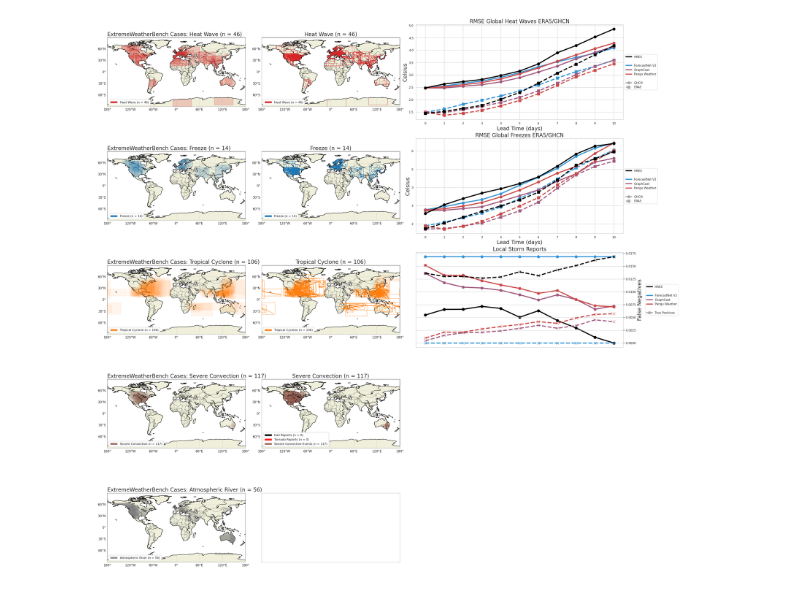
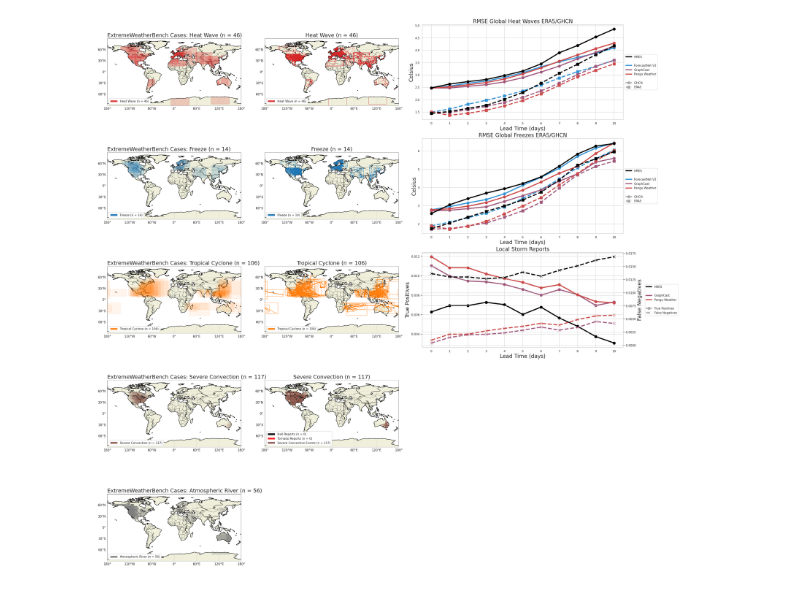
Before and after one commit to amymcgovern/extreme-weather-bench-paper, a Jupyter notebook: src/plots/figure1.ipynb, the cells around one changed output. Cells and saved outputs as stored; diff of their text form; code cells hidden in the pictures.

Commit message:
Updated figure 1 to show the two axes

```diff
--- a/src/plots/figure1.ipynb
+++ b/src/plots/figure1.ipynb
@@ -196,9 +203,9 @@ pangu_gfs_era5_settings_tp = pangu_gfs_cira_settings | pangu_style | severe_tp_s
 hres_era5_settings_tp = hres_ifs_settings | hres_style | severe_tp_settings
 
 # grab the severe results
-fourv2_severe_plot_tp = pp.subset_results_to_xarray(results_df=fourv2_severe_results,
-    forecast_source=fourv2_gfs_cira_settings['forecast_source'],
-    target_source='local_storm_reports', metric='TruePositives', init_time='zeroz')
+# fourv2_severe_plot_tp = pp.subset_results_to_xarray(results_df=fourv2_severe_results,
+#     forecast_source=fourv2_gfs_cira_settings['forecast_source'],
+#     target_source='local_storm_reports', metric='TruePositives', init_time='zeroz')
 gc_severe_plot_tp = pp.subset_results_to_xarray(results_df=gc_severe_results,
     forecast_source=gc_gfs_cira_settings['forecast_source'],
     target_source='local_storm_reports', metric='TruePositives', init_time='zeroz')
@@ -210,8 +217,8 @@ hres_severe_plot_tp = pp.subset_results_to_xarray(results_df=hres_severe_results
     target_source='local_storm_reports', metric='TruePositives', init_time='zeroz')
 
 # plot the results
-severe_data_tp = [fourv2_severe_plot_tp, gc_severe_plot_tp, pangu_severe_plot_tp, hres_severe_plot_tp]
-severe_settings_tp = [fourv2_gfs_era5_settings_tp, gc_gfs_era5_settings_tp,
+severe_data_tp = [gc_severe_plot_tp, pangu_severe_plot_tp, hres_severe_plot_tp]
+severe_settings_tp = [gc_gfs_era5_settings_tp,
     pangu_gfs_era5_settings_tp, hres_era5_settings_tp]
 
 
@@ -219,11 +226,12 @@ fourv2_gfs_era5_settings_fn = fourv2_gfs_cira_settings | fourv2_style | severe_f
 gc_gfs_era5_settings_fn  = gc_gfs_cira_settings | gc_style | severe_fn_settings
 pangu_gfs_era5_settings_fn = pangu_gfs_cira_settings | pangu_style | severe_fn_settings
 hres_era5_settings_fn = hres_ifs_settings | hres_style | severe_fn_settings
+print(gc_gfs_era5_settings_fn)
 
 # grab the results for the false negatives
-fourv2_severe_plot_fn = pp.subset_results_to_xarray(results_df=fourv2_severe_results,
-    forecast_source=fourv2_gfs_cira_settings['forecast_source'],
-    target_source='local_storm_reports', metric='FalseNegatives', init_time='zeroz')
+# fourv2_severe_plot_fn = pp.subset_results_to_xarray(results_df=fourv2_severe_results,
+#     forecast_source=fourv2_gfs_cira_settings['forecast_source'],
+#     target_source='local_storm_reports', metric='FalseNegatives', init_time='zeroz')
 gc_severe_plot_fn = pp.subset_results_to_xarray(results_df=gc_severe_results,
     forecast_source=gc_gfs_cira_settings['forecast_source'],
     target_source='local_storm_reports', metric='FalseNegatives', init_time='zeroz')
@@ -235,6 +243,6 @@ hres_severe_plot_fn = pp.subset_results_to_xarray(results_df=hres_severe_results
     target_source='local_storm_reports', metric='FalseNegatives', init_time='zeroz')
 
 # plot the results
-severe_data_fn = [fourv2_severe_plot_fn, gc_severe_plot_fn, pangu_severe_plot_fn, hres_severe_plot_fn]
-severe_settings_fn = [fourv2_gfs_era5_settings_fn, gc_gfs_era5_settings_fn,
+severe_data_fn = [gc_severe_plot_fn, pangu_severe_plot_fn, hres_severe_plot_fn]
+severe_settings_fn = [gc_gfs_era5_settings_fn,
     pangu_gfs_era5_settings_fn, hres_era5_settings_fn]
@@ -257,5 +262,4 @@ pp.plot_two_results_by_metric(data1=severe_data_tp, data2=severe_data_fn,
 # %%
-
 from matplotlib.gridspec import GridSpec
 
 n_rows = 5
@@ -271,7 +275,7 @@ fig = plt.figure(figsize=figsize)
 # Use negative hspace to compress vertical spacing (negative values allow overlap)
 gs = GridSpec(n_rows, n_cols, figure=fig,
               left=0.05, right=0.95, top=0.98, bottom=0.02,
-              wspace=0.1, hspace=0.2,
+              wspace=0.15, hspace=0.2,
               width_ratios=[1, 1, 1.5])  # Make column 2 (index 2) 1.5x wider
 
 # Create a grid of subplots - specify which ones should use cartopy
@@ -375,9 +379,9 @@ pp.plot_two_results_by_metric(data1=severe_data_tp, data2=severe_data_fn,
     y_label1='True Positives', y_label2='False Negatives',
     title='Local Storm Reports', show_all_in_legend=False, ax=axs[2,2])
 
-# for now, make the last 3 rows of column 2 empty
-axs[2,2].axis('off')
+# for now, make the last row of column 2 empty
 axs[3,2].axis('off')
+axs[4,1].axis('off')
 axs[4,2].axis('off')
 
 # Set aspect ratio for non-cartopy subplots to prevent scaling issues
@@ -387,31 +391,31 @@ axs[4,2].axis('off')
 #         if (i, j) not in cartopy_subplots:
 #             # Make line plots in column 2 wider (rectangular)
 #             # Adjust this ratio as needed - smaller number = wider plot
 #             axs[i, j].set_aspect(5)
 #         else:
 #             # Allow other regular subplots to be flexible
 #             axs[i, j].set_aspect('auto')
 
 # Use subplots_adjust to further compress vertical spacing after plots are created
 fig.subplots_adjust(hspace=0.0)  # Set hspace to 0 to remove all vertical spacing
 
 fig.savefig(basepath + "saved_data/figure1.png", dpi=600)
 # %% [output]
 (30, 30)
 plotting the cases for each event type
 Error stacking sparse data for 36 from dimensions latitude, longitude: module 'extremeweatherbench.utils' has no attribute 'stack_sparse_data_from_dims'. This is likely because the data is not availab ...
 Error stacking sparse data for 37 from dimensions latitude, longitude: module 'extremeweatherbench.utils' has no attribute 'stack_sparse_data_from_dims'. This is likely because the data is not availab ...
 Error stacking sparse data for 38 from dimensions latitude, longitude: module 'extremeweatherbench.utils' has no attribute 'stack_sparse_data_from_dims'. This is likely because the data is not availab ...
 Error stacking sparse data for 39 from dimensions latitude, longitude: module 'extremeweatherbench.utils' has no attribute 'stack_sparse_data_from_dims'. This is likely because the data is not availab ...
 Error stacking sparse data for 40 from dimensions latitude, longitude: module 'extremeweatherbench.utils' has no attribute 'stack_sparse_data_from_dims'. This is likely because the data is not availab ...
 Error stacking sparse data for 41 from dimensions latitude, longitude: module 'extremeweatherbench.utils' has no attribute 'stack_sparse_data_from_dims'. This is likely because the data is not availab ...
 Error stacking sparse data for 42 from dimensions latitude, longitude: module 'extremeweatherbench.utils' has no attribute 'stack_sparse_data_from_dims'. This is likely because the data is not availab ...
 Error stacking sparse data for 43 from dimensions latitude, longitude: module 'extremeweatherbench.utils' has no attribute 'stack_sparse_data_from_dims'. This is likely because the data is not availab ...
 Error stacking sparse data for 44 from dimensions latitude, longitude: module 'extremeweatherbench.utils' has no attribute 'stack_sparse_data_from_dims'. This is likely because the data is not availab ...
 Error stacking sparse data for 45 from dimensions latitude, longitude: module 'extremeweatherbench.utils' has no attribute 'stack_sparse_data_from_dims'. This is likely because the data is not availab ...
 ... (103 lines left out)
 Error stacking sparse data for 336 from dimensions latitude, longitude: module 'extremeweatherbench.utils' has no attribute 'stack_sparse_data_from_dims'. This is likely because the data is not availa ...
 Error stacking sparse data for 337 from dimensions latitude, longitude: module 'extremeweatherbench.utils' has no attribute 'stack_sparse_data_from_dims'. This is likely because the data is not availa ...
 Error stacking sparse data for 338 from dimensions latitude, longitude: module 'extremeweatherbench.utils' has no attribute 'stack_sparse_data_from_dims'. This is likely because the data is not availa ...
 Error stacking sparse data for 339 from dimensions latitude, longitude: module 'extremeweatherbench.utils' has no attribute 'stack_sparse_data_from_dims'. This is likely because the data is not availa ...
-[figure, old version]
+[figure, new version]
```
Also changed, not shown: parts of 6 cells of this notebook, 7 other files.
